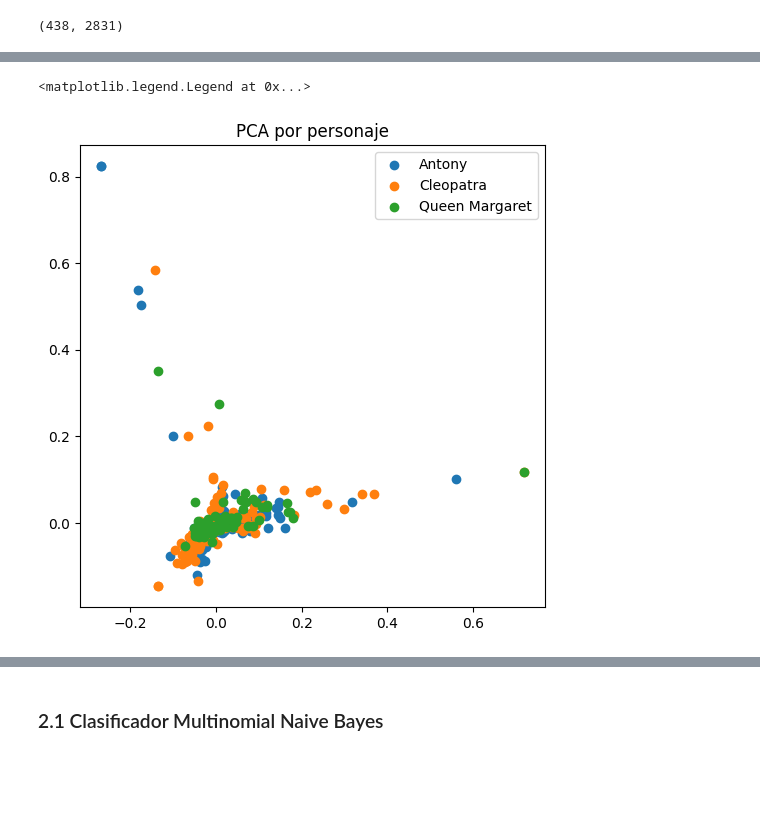
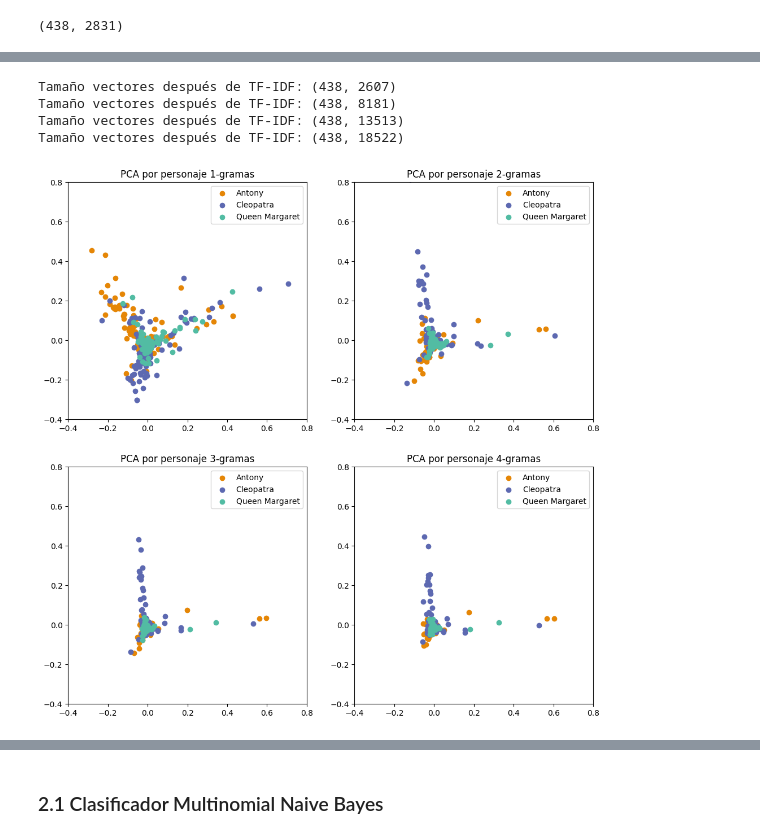
Before and after one commit to efviodo/mcdaa-intro-cd, a Jupyter notebook: Tarea2/notebooks/laboratorio_2_ev.ipynb, the cells around one changed output, grey strips where cells are left out. Drawn from its saved outputs; the diff is of its cells as text; code cells hidden in the pictures; blank space fills up the shorter version.

```diff
--- a/Tarea2/notebooks/laboratorio_2_ev.ipynb
+++ b/Tarea2/notebooks/laboratorio_2_ev.ipynb
@@ -307,0 +331,5 @@ df_dataset
+# %%
+df_dataset = prepare_data(
+    df_paragraphs, df_chapters, df_works, df_characters, punc_symbols=PUNC_SYMBOLS
+)
+df_dataset
@@ -577,0 +693,14 @@ ax.legend()
+# %%
+from spacy.lang.en import stop_words
+
+spacy_stopwords = stop_words.STOP_WORDS  # Agrego spacy stopwords
+print(f"spacy stopwords: {len(spacy_stopwords)}")
+
+# Contracciones como 's, 'll, 'd podemos reemplazarlas como "would/will/is" pero luego las eliminariamos como stopwords.
+custom_stopwords = set(
+    ["thy", "thou", "let", "d", "s", "m", "ve", "re", "ll", "t"]
+)  # Agrego stopwords de Shakespeare
+print(f"Custom stopwords: {len(custom_stopwords)}")
+
+stopwords_list = list(spacy_stopwords.union(custom_stopwords))
+print(f"Total stopwords: {len(stopwords_list)}")
@@ -578,24 +792,43 @@ ax.legend()
 # %%
-# Bag of words
-count_vect = CountVectorizer(stop_words="english", ngram_range=(1, 2))
-X_train_counts = count_vect.fit_transform(X_train)
-X_train_counts
+fig, ax = plt.subplots(2, 2, figsize=(12, 12))
 
-tf_idf = TfidfTransformer(use_idf=True)
-X_train_tf = tf_idf.fit_transform(X_train_counts)
-X_train_tf
+indices = np.arange(1, 5)
+positions = np.array([np.unravel_index(i - 1, (2, 2)) for i in indices])
 
-# Transformar train
-X_train_red = reductor.fit_transform(X_train_tf.toarray())
+for i, plot_idx in zip(indices, positions):
 
-# Visualización de las dos primeras componentes de PCA
-fig, ax = plt.subplots(figsize=(6, 6))
-for character in np.unique(y_train):
-    mask_train = y_train == character
-    ax.scatter(X_train_red[mask_train, 0], X_train_red[mask_train, 1], label=character)
+    # Bag of words
+    count_vect = CountVectorizer(stop_words=stopwords_list, ngram_range=(1, i))
+    X_train_counts = count_vect.fit_transform(X_train)
 
-ax.set_title("PCA por personaje")
-ax.legend()
+    tf_idf = TfidfTransformer(use_idf=True)
+    X_train_tf = tf_idf.fit_transform(X_train_counts)
+    print(f"Tamaño vectores después de TF-IDF: {X_train_tf.shape}")
+
+    # Transformar train
+    X_train_red = reductor.fit_transform(X_train_tf.toarray())
+
+    # Visualización de las dos primeras componentes de PCA
+    for character in np.unique(y_train):
+        mask_train = y_train == character
+        color = normalize_rgb_tuple(rgb_string_to_tuple(color_map[character]))
+        plot_idx = tuple(plot_idx)
+        ax[plot_idx].scatter(
+            X_train_red[mask_train, 0],
+            X_train_red[mask_train, 1],
+            label=character,
+            color=color,
+        )
+        ax[plot_idx].set_title(f"PCA por personaje {i}-gramas")
+        ax[plot_idx].legend()
+        ax[plot_idx].set_xlim([-0.4, 0.8])
+        ax[plot_idx].set_ylim(-0.4, 0.8)
+
+image_name = os.path.join(FIGURES_FOLDER, "image_7_pca_n-grams_grid.png")
+fig.savefig(image_name)
 # %% [output]
-<matplotlib.legend.Legend at 0x...>
+Tamaño vectores después de TF-IDF: (438, 2607)
+Tamaño vectores después de TF-IDF: (438, 8181)
+Tamaño vectores después de TF-IDF: (438, 13513)
+Tamaño vectores después de TF-IDF: (438, 18522)
-[figure, old version]
+[figure, new version]
```
Also changed, not shown: parts of 44 cells of this notebook, 15 other files.
